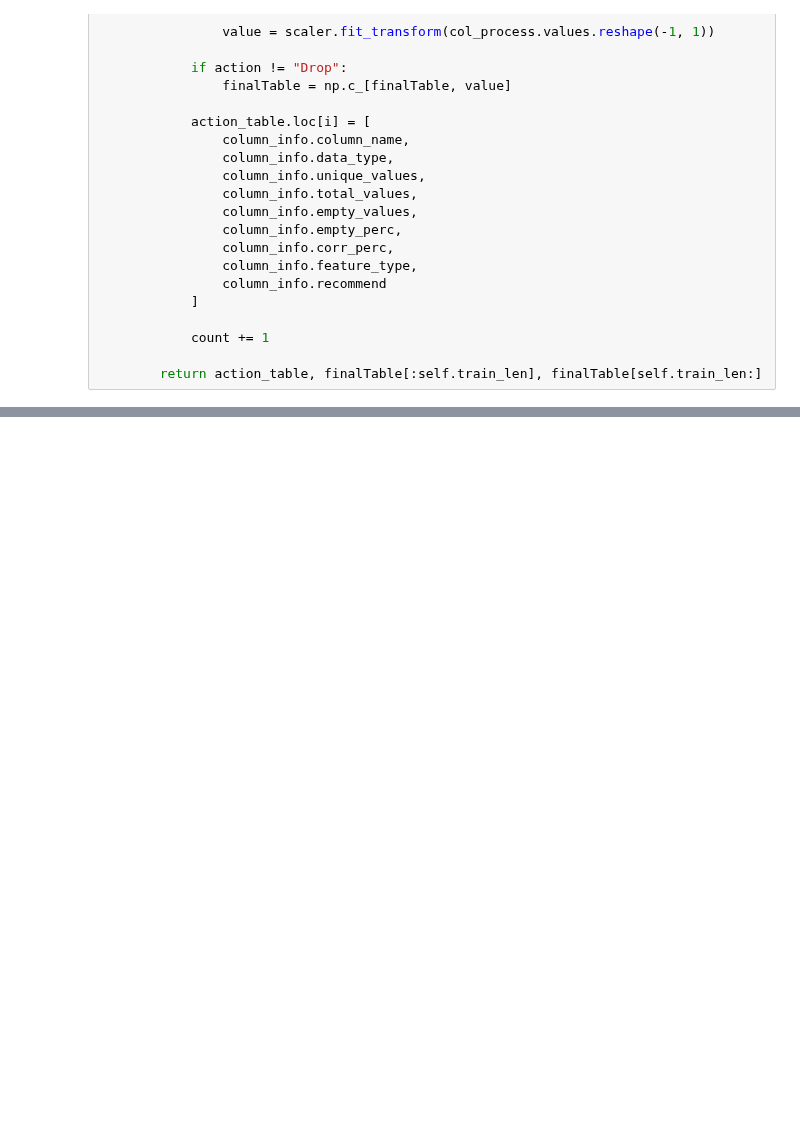
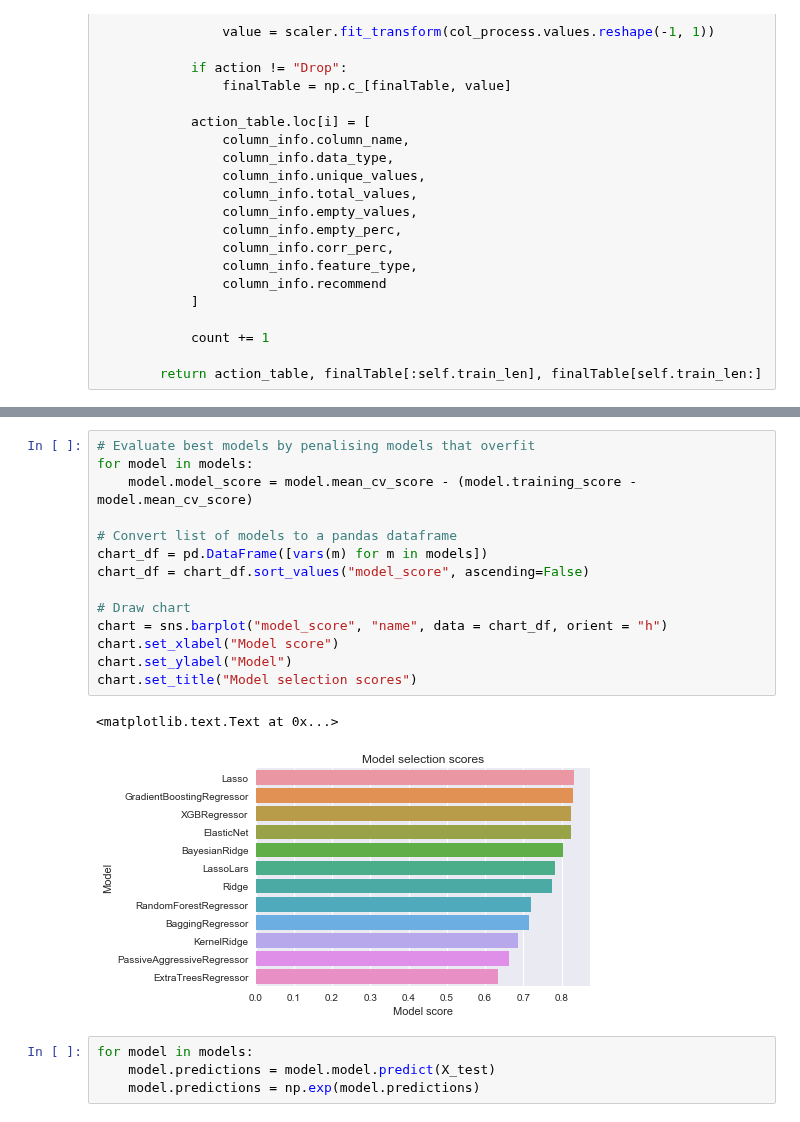
Before and after one commit to macwong/MachineLearning, a Jupyter notebook: Kaggle/House Prices - Advanced Regression Techniques/Housing Prices.ipynb, the cells around one changed output, grey strips where cells are left out. Saved outputs shown, nothing was run; the diff lists cells and outputs as text; blank space fills up the shorter version.

```diff
--- a/Kaggle/House Prices - Advanced Regression Techniques/Housing Prices.ipynb
+++ b/Kaggle/House Prices - Advanced Regression Techniques/Housing Prices.ipynb
@@ -264,0 +366,21 @@ analysis
+# %%
+# Evaluate best models by penalising models that overfit
+for model in models:
+    model.model_score = model.mean_cv_score - (model.training_score - model.mean_cv_score)
+
+# Convert list of models to a pandas dataframe
+chart_df = pd.DataFrame([vars(m) for m in models])
+chart_df = chart_df.sort_values("model_score", ascending=False)
+
+# Draw chart
+chart = sns.barplot("model_score", "name", data = chart_df, orient = "h")
+chart.set_xlabel("Model score")
+chart.set_ylabel("Model")
+chart.set_title("Model selection scores")
+# %% [output]
+<matplotlib.text.Text at 0x...>
+[figure, added]
+# %%
+for model in models:
+    model.predictions = model.model.predict(X_test)
+    model.predictions = np.exp(model.predictions)
```
Also changed, not shown: parts of 5 cells of this notebook, 1 other file.
